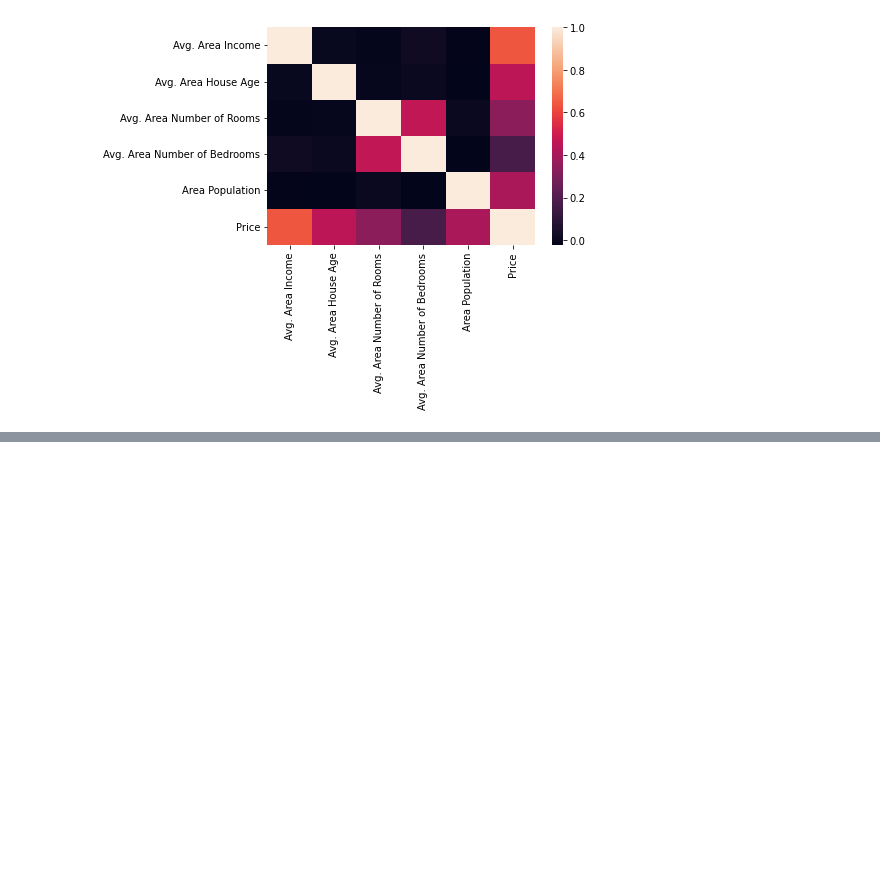
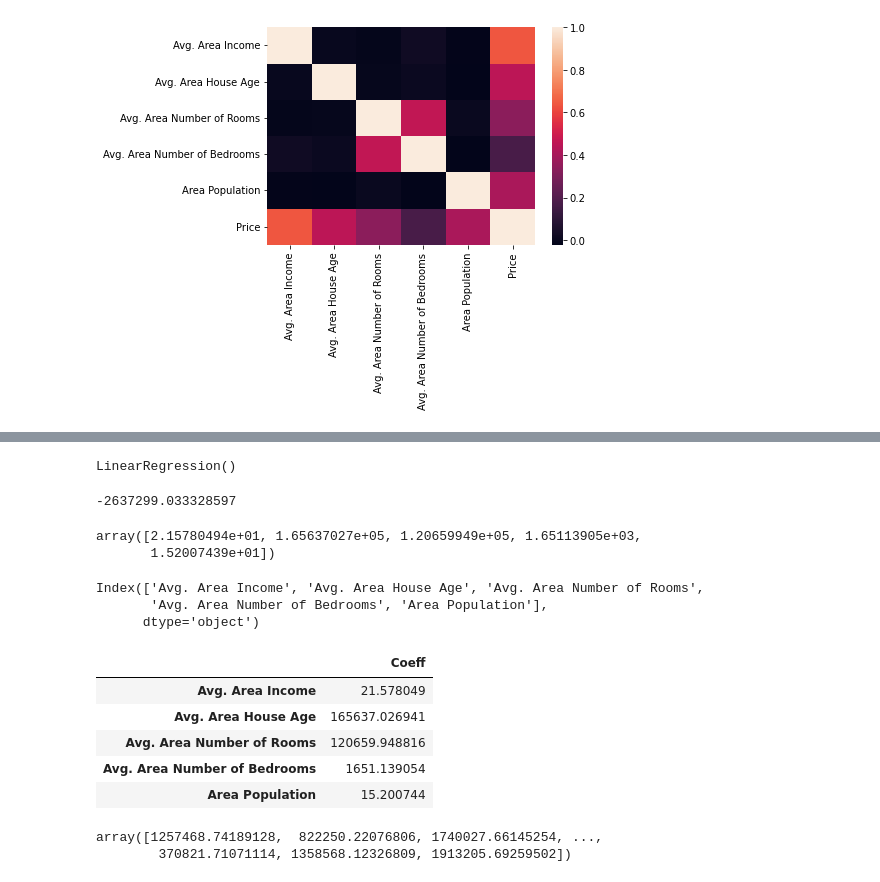
Before and after one commit to ModouLaminJagne/DataScience, a Jupyter notebook: LINEAR REGRESSION-checkpoint.ipynb, the cells around one changed output, grey strips where cells are left out. Cells and saved outputs as stored; diff of their text form; code cells hidden in the pictures; blank space fills up the shorter version.

Commit message:
Model set to make predictions.
Model making predictions and set to a variable 'prediction'.

```diff
--- a/LINEAR REGRESSION-checkpoint.ipynb
+++ b/LINEAR REGRESSION-checkpoint.ipynb
@@ -111,0 +90,20 @@ CDF = pd.DataFrame(LM.coef_,X.columns,columns=['Coeff'])
+# %%
+LM.fit(X, y, sample_weight=None)
+# %% [output]
+LinearRegression()
+# %%
+#print the intercept
+print(LM.intercept_)
+# %% [output]
+-2637299.033328597
+# %%
+LM.coef_
+# %% [output]
+array([2.15780494e+01, 1.65637027e+05, 1.20659949e+05, 1.65113905e+03,
+       1.52007439e+01])
+# %%
+X_train.columns
+# %% [output]
+Index(['Avg. Area Income', 'Avg. Area House Age', 'Avg. Area Number of Rooms',
+       'Avg. Area Number of Bedrooms', 'Area Population'],
+      dtype='object')
@@ -111,0 +112,9 @@ CDF = pd.DataFrame(LM.coef_,X.columns,columns=['Coeff'])
+# %%
+CDF
+# %% [output]
+|  | Coeff |
+| Avg. Area Income | 21.578049 |
+| Avg. Area House Age | 165637.026941 |
+| Avg. Area Number of Rooms | 120659.948816 |
+| Avg. Area Number of Bedrooms | 1651.139054 |
+| Area Population | 15.200744 |
@@ -111,0 +123,5 @@ CDF = pd.DataFrame(LM.coef_,X.columns,columns=['Coeff'])
+# %%
+predictions
+# %% [output]
+array([1257468.74189128,  822250.22076806, 1740027.66145254, ...,
+        370821.71071114, 1358568.12326809, 1913205.69259502])
```
Also changed, not shown: parts of 11 cells of this notebook.
